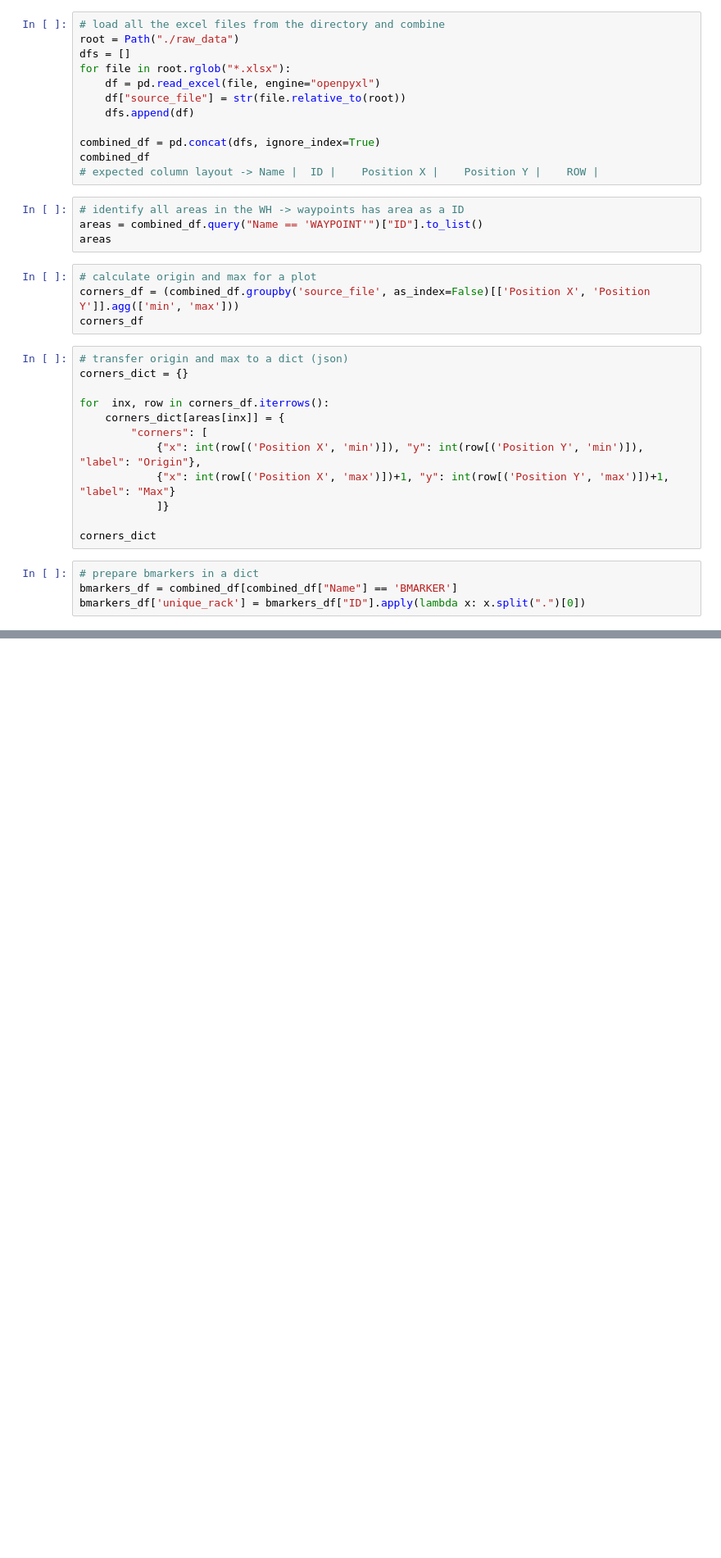
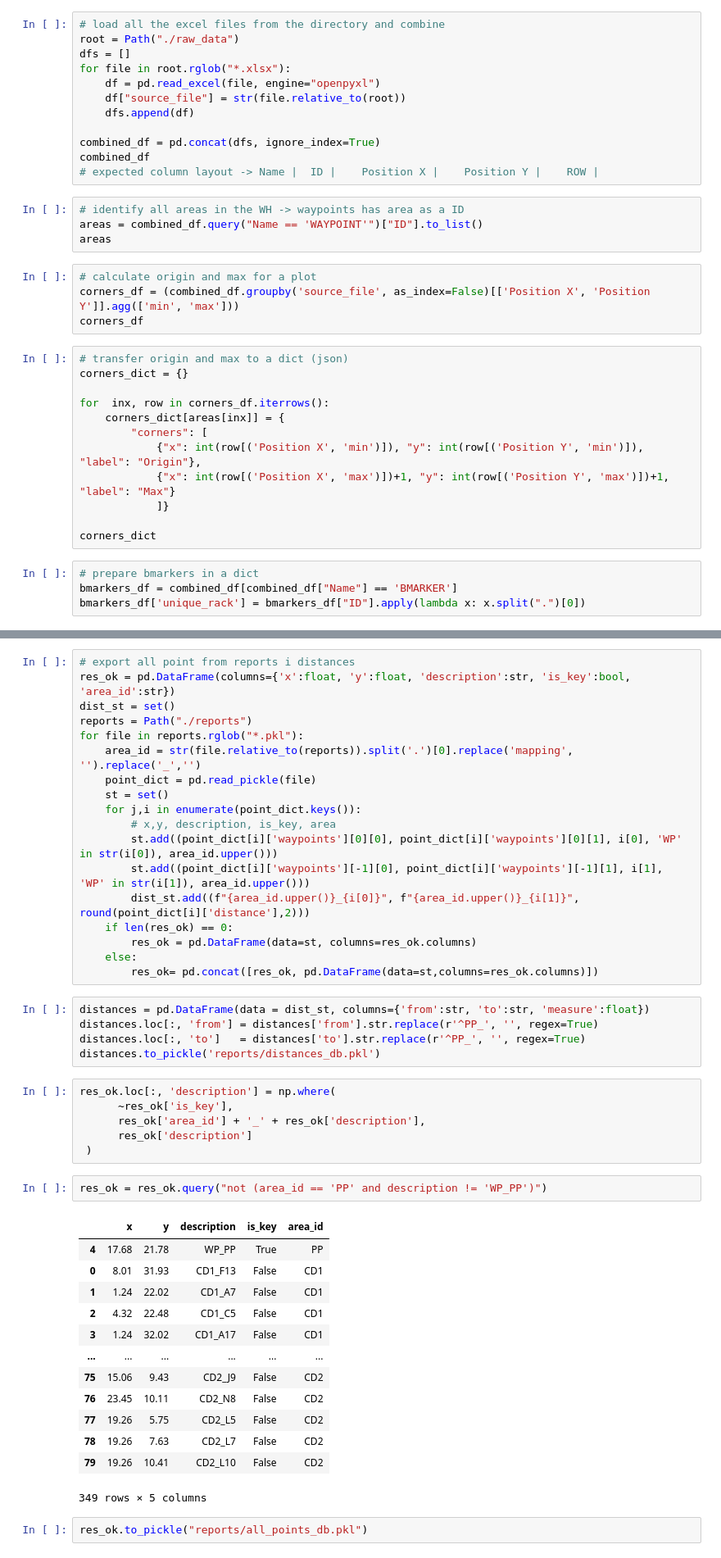
Before and after one commit to Liffrig/arystarch_tool_kx, a Jupyter notebook: data_operations.ipynb, the cells around one changed output, grey strips where cells are left out. Shown at 82% size. Drawn from its saved outputs; the diff is of its cells as text; blank space fills up the shorter version.

Commit message:
point + distance export

```diff
--- a/data_operations.ipynb
+++ b/data_operations.ipynb
@@ -51,3 +52,50 @@ for area in areas:
     combined = {**corners_dict[area], **bmarkers_dict, **area_points}
     with open(f"json_files/mapping_{area}.json", "w", encoding="utf-8") as f:
         json.dump(combined, f, ensure_ascii=False, indent=2)
+# %%
+# export all point from reports i distances
+res_ok = pd.DataFrame(columns={'x':float, 'y':float, 'description':str, 'is_key':bool, 'area_id':str})
+dist_st = set()
+reports = Path("./reports")
+for file in reports.rglob("*.pkl"):
+	area_id = str(file.relative_to(reports)).split('.')[0].replace('mapping', '').replace('_','')
+	point_dict = pd.read_pickle(file)
+	st = set()
+	for j,i in enumerate(point_dict.keys()):
+		# x,y, description, is_key, area
+		st.add((point_dict[i]['waypoints'][0][0], point_dict[i]['waypoints'][0][1], i[0], 'WP' in str(i[0]), area_id.upper()))
+		st.add((point_dict[i]['waypoints'][-1][0], point_dict[i]['waypoints'][-1][1], i[1], 'WP' in str(i[1]), area_id.upper()))
+		dist_st.add((f"{area_id.upper()}_{i[0]}", f"{area_id.upper()}_{i[1]}", round(point_dict[i]['distance'],2)))
+	if len(res_ok) == 0:
+		res_ok = pd.DataFrame(data=st, columns=res_ok.columns)
+	else:
+		res_ok= pd.concat([res_ok, pd.DataFrame(data=st,columns=res_ok.columns)])
+# %%
+distances = pd.DataFrame(data = dist_st, columns={'from':str, 'to':str, 'measure':float})
+distances.loc[:, 'from'] = distances['from'].str.replace(r'^PP_', '', regex=True)
+distances.loc[:, 'to']   = distances['to'].str.replace(r'^PP_', '', regex=True)
+distances.to_pickle('reports/distances_db.pkl')
+# %%
+res_ok.loc[:, 'description'] = np.where(
+      ~res_ok['is_key'],
+      res_ok['area_id'] + '_' + res_ok['description'],
+      res_ok['description']
+ )
+# %%
+res_ok = res_ok.query("not (area_id == 'PP' and description != 'WP_PP')")
+# %% [output]
+|  | x | y | description | is_key | area_id |
+| 4 | 17.68 | 21.78 | WP_PP | True | PP |
+| 0 | 8.01 | 31.93 | CD1_F13 | False | CD1 |
+| 1 | 1.24 | 22.02 | CD1_A7 | False | CD1 |
+| 2 | 4.32 | 22.48 | CD1_C5 | False | CD1 |
+| 3 | 1.24 | 32.02 | CD1_A17 | False | CD1 |
+| ... | ... | ... | ... | ... | ... |
+| 75 | 15.06 | 9.43 | CD2_J9 | False | CD2 |
+| 76 | 23.45 | 10.11 | CD2_N8 | False | CD2 |
+| 77 | 19.26 | 5.75 | CD2_L5 | False | CD2 |
+| 78 | 19.26 | 7.63 | CD2_L7 | False | CD2 |
+| 79 | 19.26 | 10.41 | CD2_L10 | False | CD2 |
+349 rows × 5 columns
+# %%
+res_ok.to_pickle("reports/all_points_db.pkl")
```
Also changed, not shown: parts of 3 cells of this notebook, 1 other file.
